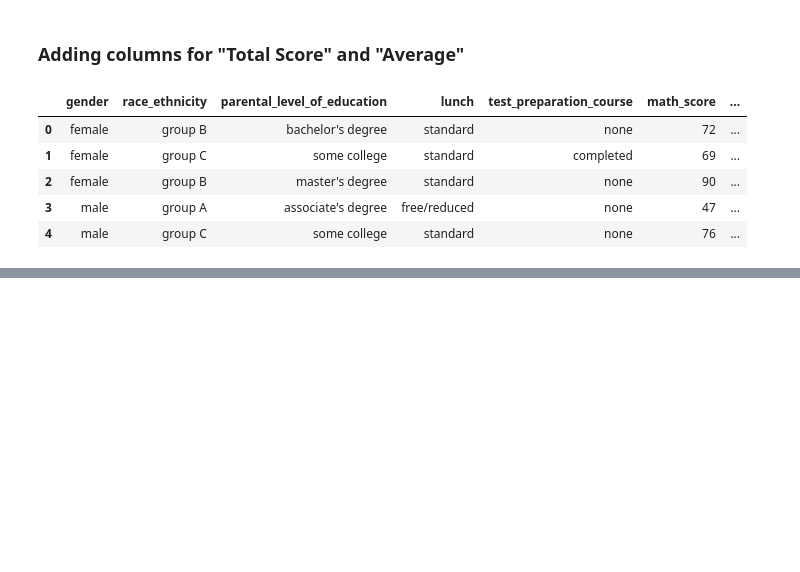
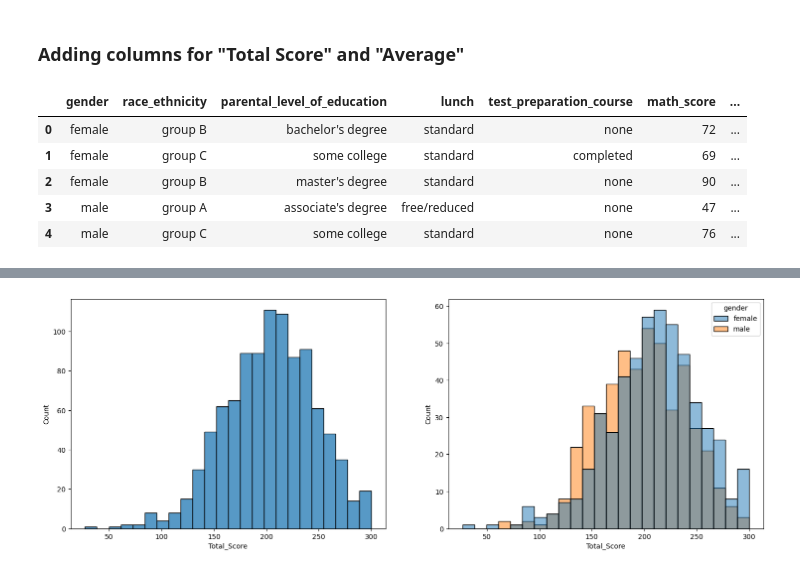
Before and after one commit to rajeshverma17/MLProject, a Jupyter notebook: notebook/EDA.ipynb, the cells around one changed output, grey strips where cells are left out. Saved outputs shown, nothing was run; the diff lists cells and outputs as text; code cells hidden in the pictures; blank space fills up the shorter version.

Commit message:
data injestion

```diff
--- a/notebook/EDA.ipynb
+++ b/notebook/EDA.ipynb
@@ -162,0 +177,10 @@ Number of students got full marks in reading are  17
+# %%
+fig,axs=plt.subplots(1,2,figsize=(18,6))
+plt.subplot(121)
+sns.histplot(data=df,x="Total_Score")
+
+plt.subplot(122)
+sns.histplot(data=df,x='Total_Score',hue="gender")
+plt.show()
+# %% [output]
+[figure, added]
```
Also changed, not shown: parts of 2 cells of this notebook, 8 other files.
